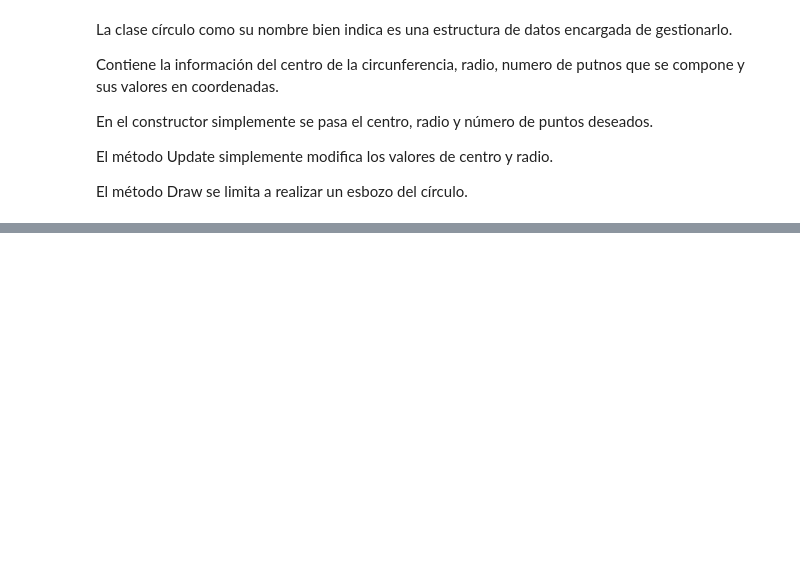
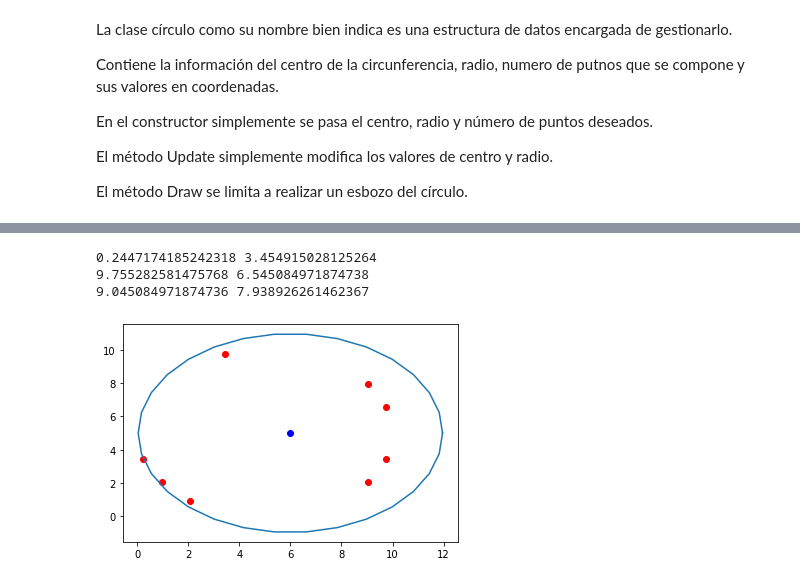
Before and after one commit to ClusteringIA/Clustering, a Jupyter notebook: Proyecto IA.ipynb, the cells around one changed output, grey strips where cells are left out. Saved outputs shown, nothing was run; the diff lists cells and outputs as text; code cells hidden in the pictures; blank space fills up the shorter version.

```diff
--- a/Proyecto IA.ipynb
+++ b/Proyecto IA.ipynb
@@ -274,0 +442,25 @@ setDatos.DrawData('ro')
+# %%
+circ = Circle(Point(5,5),5,20)
+
+can = Canvas(100,100,[circ])
+can.RemoveRandomPoints(0.6)
+can.InsertNoise(0.0,0.0)
+can.DrawData()
+
+headers = ['Coord X','Coord Y', 'Circulo']
+
+datfr = pd.DataFrame(can.points, columns= headers)
+file_path_c = r"C:\Users\enri8\Desktop\Universidad\IA\Proyecto\Clustering\Datos\datos_circulo.csv"
+datfr.to_csv(file_path_c, columns=headers, index=False, encoding="utf8")
+
+
+cs2 = ClusteringSolver(file_path_c,0)
+points = cs2.dataSet.list_points
+cx,cy,cr = cs2.CalculateCircunference(points)
+circ = Circle(Point(cx,cy),cr,30)
+circ.Draw()
+# %% [output]
+0.2447174185242318 3.454915028125264
+9.755282581475768 6.545084971874738
+9.045084971874736 7.938926261462367
+[figure, added]
```
Also changed, not shown: parts of 19 cells of this notebook, 2 other files.
